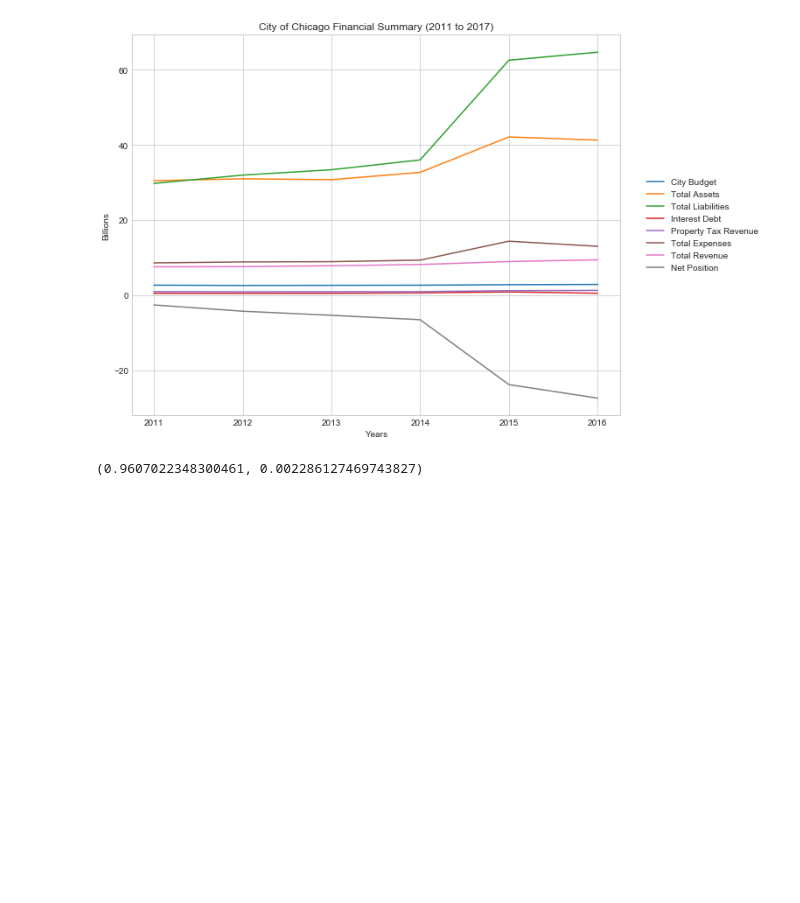
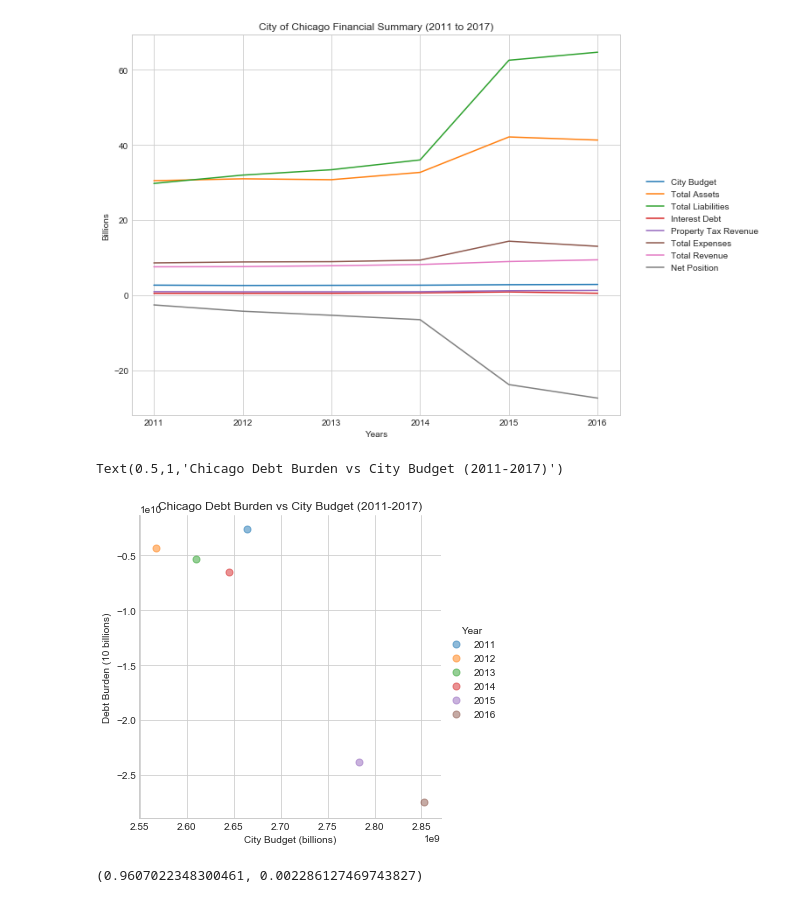
Before and after one commit to Tintin577/chicago_financials, a Jupyter notebook: Project_1_Analysis.ipynb, the cells around one changed output. Saved outputs shown, nothing was run; the diff lists cells and outputs as text; code cells hidden in the pictures; blank space fills up the shorter version.

```diff
--- a/Project_1_Analysis.ipynb
+++ b/Project_1_Analysis.ipynb
@@ -64,6 +68,18 @@ plt.title("City of Chicago Financial Summary (2011 to 2017)")
 # %% [output]
 Text(0.5,1,'City of Chicago Financial Summary (2011 to 2017)')
 [figure]
+# %%
+# plot debt burden vs. city budget
+
+sns.lmplot(x="City Budget", y="Net Position", data=total_budgets, hue="Year", \
+            fit_reg=False, scatter_kws={"s": 50,"alpha":.5})
+
+plt.xlabel("City Budget (billions)")
+plt.ylabel("Debt Burden (10 billions)")
+plt.title("Chicago Debt Burden vs City Budget (2011-2017)")
+# %% [output]
+Text(0.5,1,'Chicago Debt Burden vs City Budget (2011-2017)')
+[figure, added]
 # %%
 import scipy.stats as stats
 from scipy.stats.stats import pearsonr
```
Also changed, not shown: parts of 4 cells of this notebook, 12 other files.
